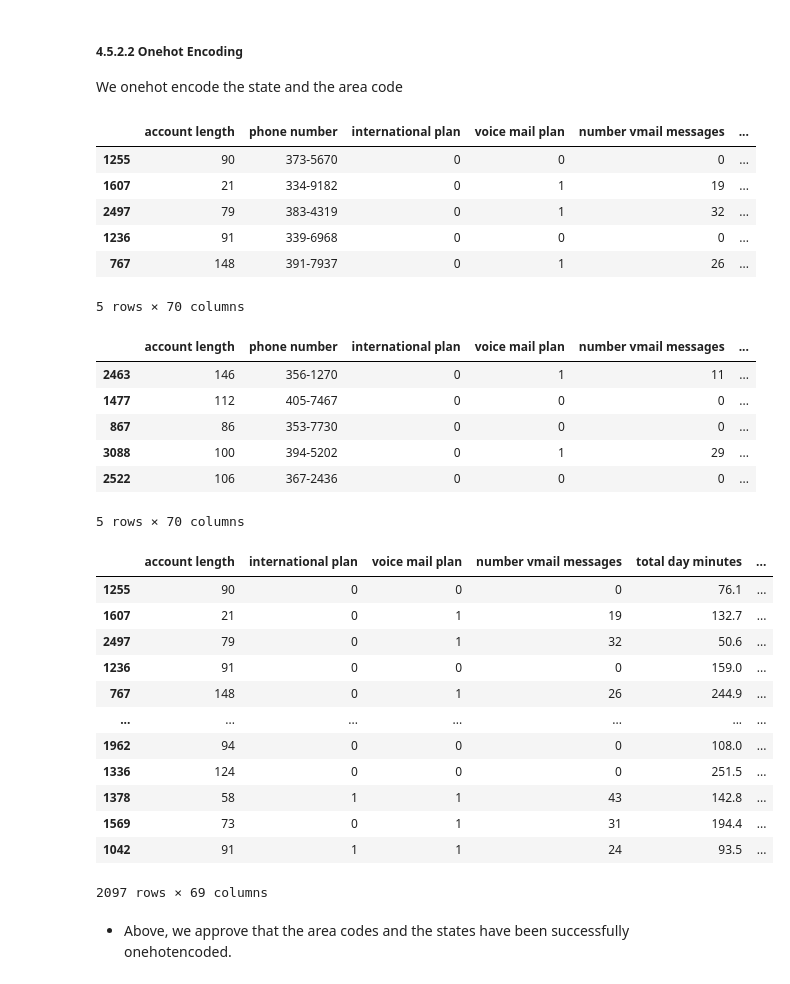
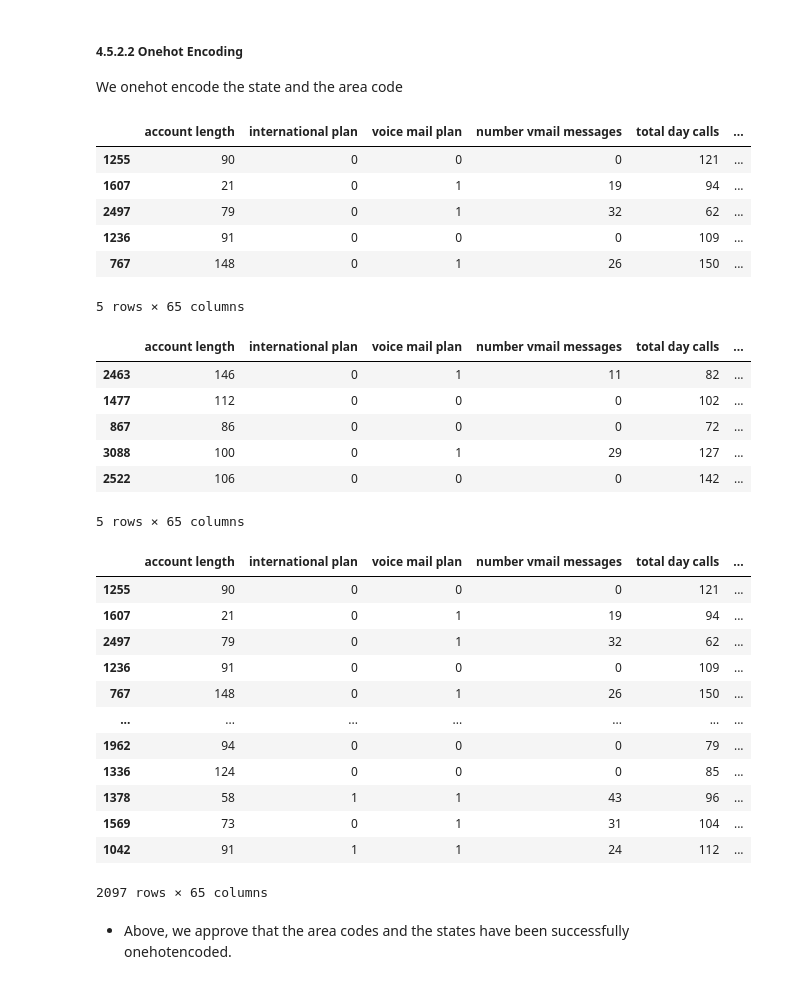
Before and after one commit to WamaeSimon/SyriaTel-Model, a Jupyter notebook: Untitled.ipynb, the cells around one changed output. Saved outputs shown, nothing was run; the diff lists cells and outputs as text; code cells hidden in the pictures.

```diff
--- a/Untitled.ipynb
+++ b/Untitled.ipynb
@@ -93,6 +93,7 @@ dtype: int64
 # %%
 df['area code'] = df['area code'].astype('object')
 df['churn'] = df['churn'].astype('object')
+df.drop('phone number', axis =1, inplace = True)
 # Call the categorical function to verify that area code has been chnaged to object
 categorical_df = mf.Type_categorical(df)
 categorical_df
@@ -329,0 +343,3 @@ This is approves the rational that charges are directly influenced by total minu
+# %%
+df = df.drop(['total intl minutes','total day minutes','total night minutes','total eve minutes'], axis = 1)
+df
@@ -466,40 +526,40 @@ X_test = pd.get_dummies(X_test, columns = ['state', 'area code'], drop_first = T
 # %%
 X_train.head()
 # %% [output]
-|  | account length | phone number | international plan | voice mail plan | number vmail messages | ... |
-| 1255 | 90 | 373-5670 | 0 | 0 | 0 | ... |
-| 1607 | 21 | 334-9182 | 0 | 1 | 19 | ... |
-| 2497 | 79 | 383-4319 | 0 | 1 | 32 | ... |
-| 1236 | 91 | 339-6968 | 0 | 0 | 0 | ... |
-| 767 | 148 | 391-7937 | 0 | 1 | 26 | ... |
+|  | account length | international plan | voice mail plan | number vmail messages | total day calls | ... |
+| 1255 | 90 | 0 | 0 | 0 | 121 | ... |
+| 1607 | 21 | 0 | 1 | 19 | 94 | ... |
+| 2497 | 79 | 0 | 1 | 32 | 62 | ... |
+| 1236 | 91 | 0 | 0 | 0 | 109 | ... |
+| 767 | 148 | 0 | 1 | 26 | 150 | ... |
-5 rows × 70 columns
+5 rows × 65 columns
 # %%
 X_test.head()
 # %% [output]
-|  | account length | phone number | international plan | voice mail plan | number vmail messages | ... |
-| 2463 | 146 | 356-1270 | 0 | 1 | 11 | ... |
-| 1477 | 112 | 405-7467 | 0 | 0 | 0 | ... |
-| 867 | 86 | 353-7730 | 0 | 0 | 0 | ... |
-| 3088 | 100 | 394-5202 | 0 | 1 | 29 | ... |
-| 2522 | 106 | 367-2436 | 0 | 0 | 0 | ... |
+|  | account length | international plan | voice mail plan | number vmail messages | total day calls | ... |
+| 2463 | 146 | 0 | 1 | 11 | 82 | ... |
+| 1477 | 112 | 0 | 0 | 0 | 102 | ... |
+| 867 | 86 | 0 | 0 | 0 | 72 | ... |
+| 3088 | 100 | 0 | 1 | 29 | 127 | ... |
+| 2522 | 106 | 0 | 0 | 0 | 142 | ... |
-5 rows × 70 columns
+5 rows × 65 columns
 # %%
-numerals = X_train.select_dtypes(include = 'number')
-numerals
+Numerical_cols = X_train.select_dtypes(include = 'number')
+Numerical_cols
 # %% [output]
-|  | account length | international plan | voice mail plan | number vmail messages | total day minutes | ... |
-| 1255 | 90 | 0 | 0 | 0 | 76.1 | ... |
-| 1607 | 21 | 0 | 1 | 19 | 132.7 | ... |
-| 2497 | 79 | 0 | 1 | 32 | 50.6 | ... |
-| 1236 | 91 | 0 | 0 | 0 | 159.0 | ... |
-| 767 | 148 | 0 | 1 | 26 | 244.9 | ... |
+|  | account length | international plan | voice mail plan | number vmail messages | total day calls | ... |
+| 1255 | 90 | 0 | 0 | 0 | 121 | ... |
+| 1607 | 21 | 0 | 1 | 19 | 94 | ... |
+| 2497 | 79 | 0 | 1 | 32 | 62 | ... |
+| 1236 | 91 | 0 | 0 | 0 | 109 | ... |
+| 767 | 148 | 0 | 1 | 26 | 150 | ... |
 | ... | ... | ... | ... | ... | ... | ... |
-| 1962 | 94 | 0 | 0 | 0 | 108.0 | ... |
-| 1336 | 124 | 0 | 0 | 0 | 251.5 | ... |
-| 1378 | 58 | 1 | 1 | 43 | 142.8 | ... |
-| 1569 | 73 | 0 | 1 | 31 | 194.4 | ... |
-| 1042 | 91 | 1 | 1 | 24 | 93.5 | ... |
+| 1962 | 94 | 0 | 0 | 0 | 79 | ... |
+| 1336 | 124 | 0 | 0 | 0 | 85 | ... |
+| 1378 | 58 | 1 | 1 | 43 | 96 | ... |
+| 1569 | 73 | 0 | 1 | 31 | 104 | ... |
+| 1042 | 91 | 1 | 1 | 24 | 112 | ... |
-2097 rows × 69 columns
+2097 rows × 65 columns
 # %% [markdown]
 * Above, we approve that the area codes and the states have been successfully onehotencoded.
 # %% [markdown]
```
Also changed, not shown: parts of 66 cells of this notebook.
